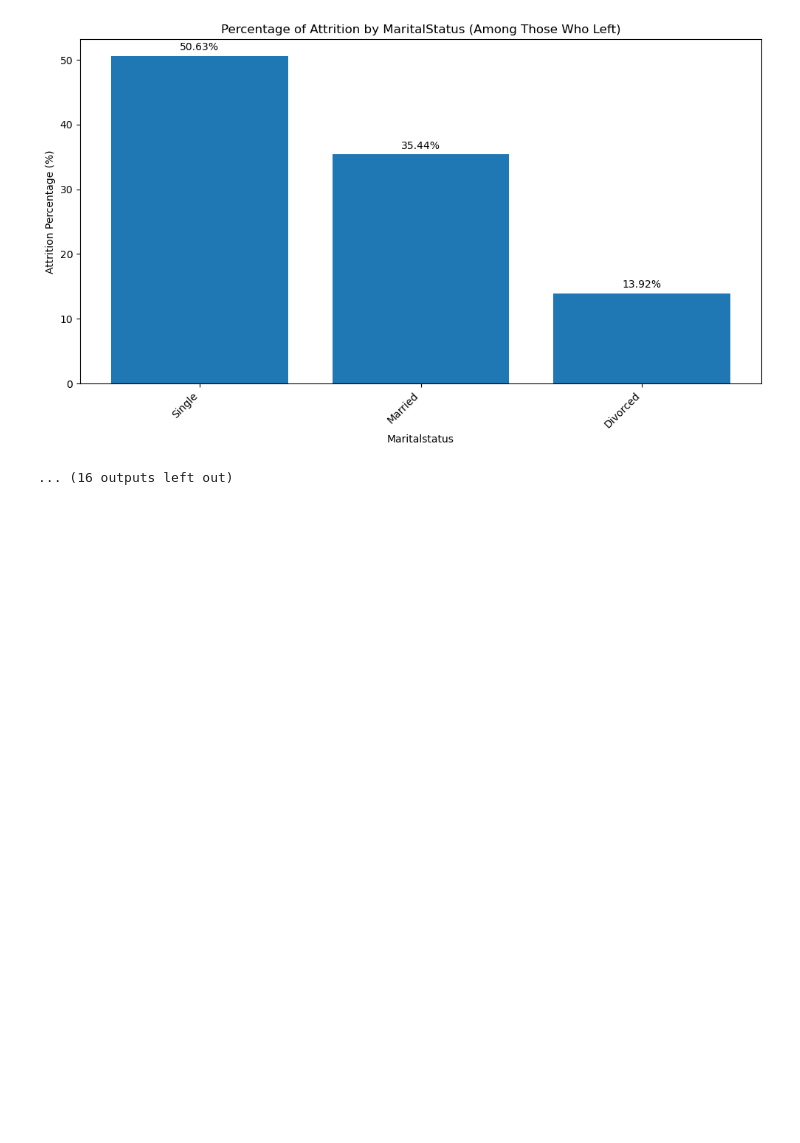
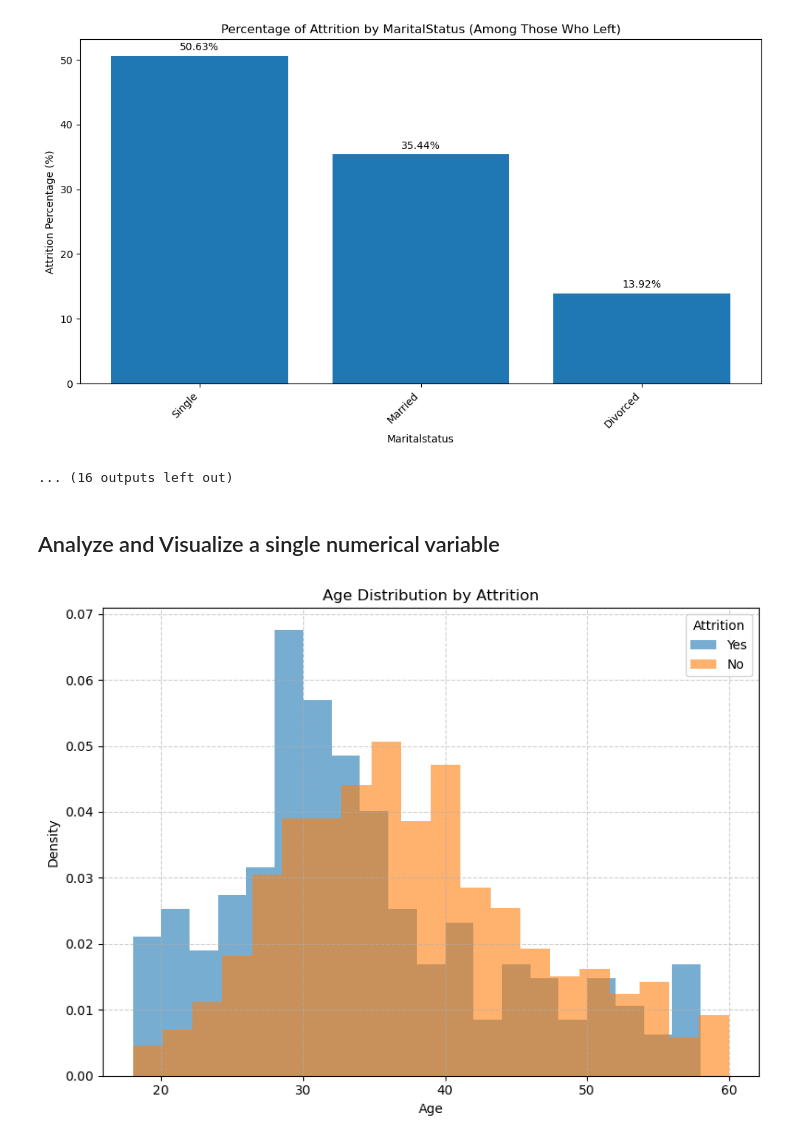
Before and after one commit to cihernand/ibm_hr_analytics, a Jupyter notebook: DataCleaningandExploration.ipynb, the cells around one changed output. Drawn from its saved outputs; the diff is of its cells as text; code cells hidden in the pictures; blank space fills up the shorter version.

Commit message:
plotting violin plots and histograms

```diff
--- a/DataCleaningandExploration.ipynb
+++ b/DataCleaningandExploration.ipynb
@@ -305,3 +305,22 @@ for col in categorical_cols_to_analyze:
 0      Divorced              33            13.924051
 [figure]
 ... (16 outputs left out)
+# %% [markdown]
+## Analyze and Visualize a single numerical variable
+# %%
+# Analyze and Visualize Histogram with Variable Age
+bins=20
+plt.figure(figsize=(8, 6))
+for category in df['Attrition'].unique():
+    subset = df[df['Attrition'] == category]['Age']
+    plt.hist(subset, bins=bins, alpha=0.6, density=True, label=category)
+
+plt.title(f'Age Distribution by Attrition')
+plt.xlabel('Age')
+plt.ylabel('Density')
+plt.legend(title= 'Attrition')
+plt.grid(True, linestyle='--', alpha=0.6)
+plt.tight_layout()
+plt.show()
+# %% [output]
+[figure, added]
```
Also changed, not shown: parts of 4 cells of this notebook.
